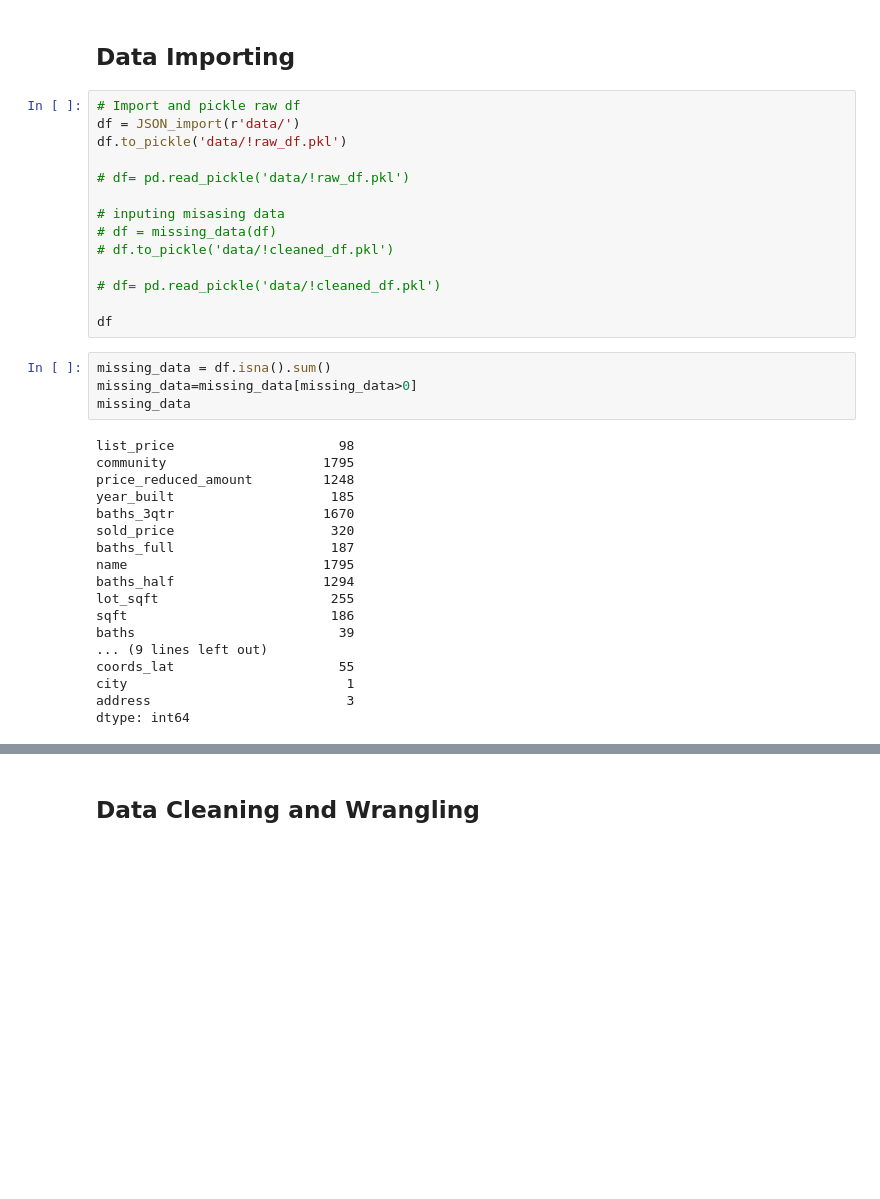
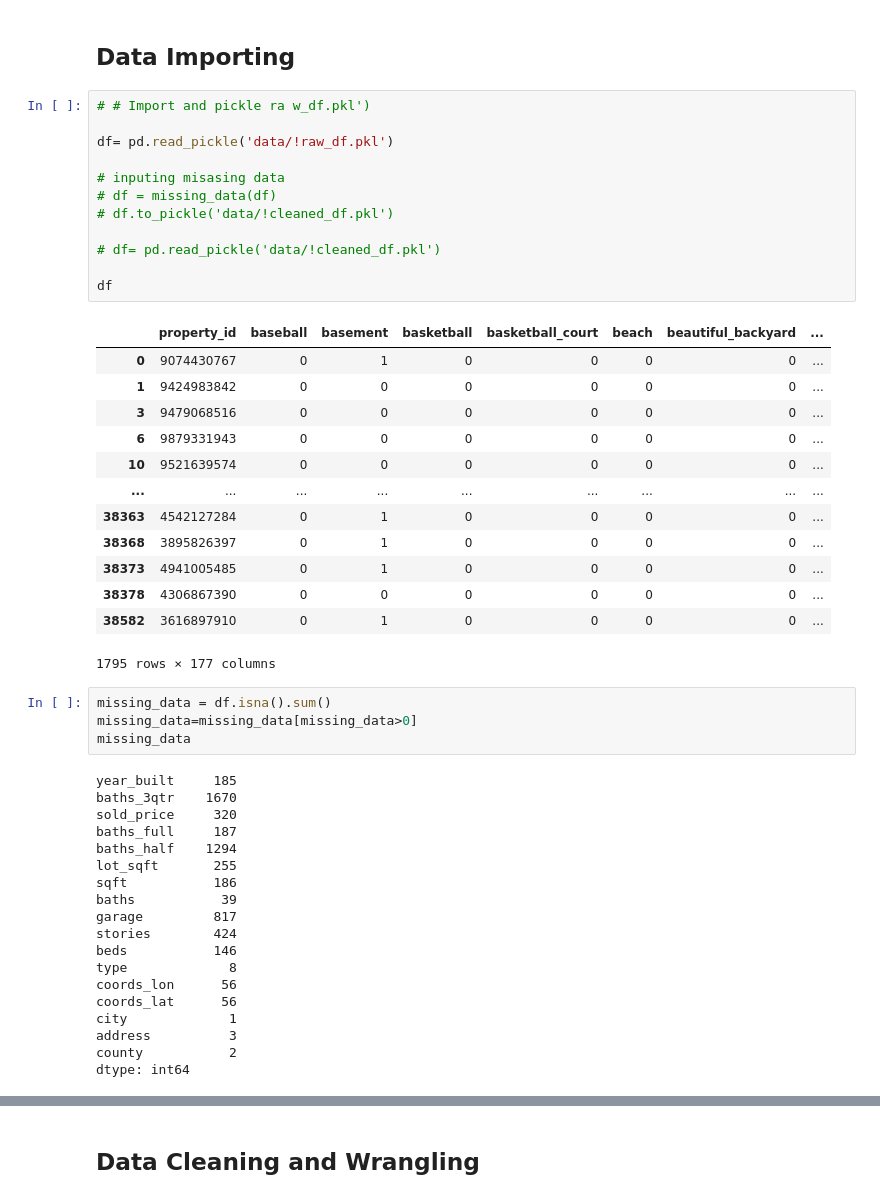
Before and after one commit to LeonFall3/LHL-Midterm-Project, a Jupyter notebook: notebooks/1 - EDA.ipynb, the cells around one changed output, grey strips where cells are left out. Cells and saved outputs as stored; diff of their text form; blank space fills up the shorter version.

```diff
--- a/notebooks/1 - EDA.ipynb
+++ b/notebooks/1 - EDA.ipynb
@@ -31,40 +31,53 @@ True
 # %% [markdown]
 ## Data Importing
 # %%
-# Import and pickle raw df
-df = JSON_import(r'data/')
-df.to_pickle('data/!raw_df.pkl')
+# # Import and pickle ra w_df.pkl')
 
-# df= pd.read_pickle('data/!raw_df.pkl')
+df= pd.read_pickle('data/!raw_df.pkl')
 
 # inputing misasing data
 # df = missing_data(df)
 # df.to_pickle('data/!cleaned_df.pkl')
 
 # df= pd.read_pickle('data/!cleaned_df.pkl')
 
 df
+# %% [output]
+|  | property_id | baseball | basement | basketball | basketball_court | beach | beautiful_backyard | ... |
+| 0 | 9074430767 | 0 | 1 | 0 | 0 | 0 | 0 | ... |
+| 1 | 9424983842 | 0 | 0 | 0 | 0 | 0 | 0 | ... |
+| 3 | 9479068516 | 0 | 0 | 0 | 0 | 0 | 0 | ... |
+| 6 | 9879331943 | 0 | 0 | 0 | 0 | 0 | 0 | ... |
+| 10 | 9521639574 | 0 | 0 | 0 | 0 | 0 | 0 | ... |
+| ... | ... | ... | ... | ... | ... | ... | ... | ... |
+| 38363 | 4542127284 | 0 | 1 | 0 | 0 | 0 | 0 | ... |
+| 38368 | 3895826397 | 0 | 1 | 0 | 0 | 0 | 0 | ... |
+| 38373 | 4941005485 | 0 | 1 | 0 | 0 | 0 | 0 | ... |
+| 38378 | 4306867390 | 0 | 0 | 0 | 0 | 0 | 0 | ... |
+| 38582 | 3616897910 | 0 | 1 | 0 | 0 | 0 | 0 | ... |
+1795 rows × 177 columns
 # %%
 missing_data = df.isna().sum()
 missing_data=missing_data[missing_data>0]
 missing_data
 # %% [output]
-list_price                     98
-community                    1795
-price_reduced_amount         1248
-year_built                    185
-baths_3qtr                   1670
-sold_price                    320
-baths_full                    187
-name                         1795
-baths_half                   1294
-lot_sqft                      255
-sqft                          186
-baths                          39
-... (9 lines left out)
-coords_lat                     55
-city                            1
-address                         3
+year_built     185
+baths_3qtr    1670
+sold_price     320
+baths_full     187
+baths_half    1294
+lot_sqft       255
+sqft           186
+baths           39
+garage         817
+stories        424
+beds           146
+type             8
+coords_lon      56
+coords_lat      56
+city             1
+address          3
+county           2
 dtype: int64
 # %%
 null_mask = df['sold_price'].isnull()
```
Also changed, not shown: parts of 1 cell of this notebook, 1 other file.
